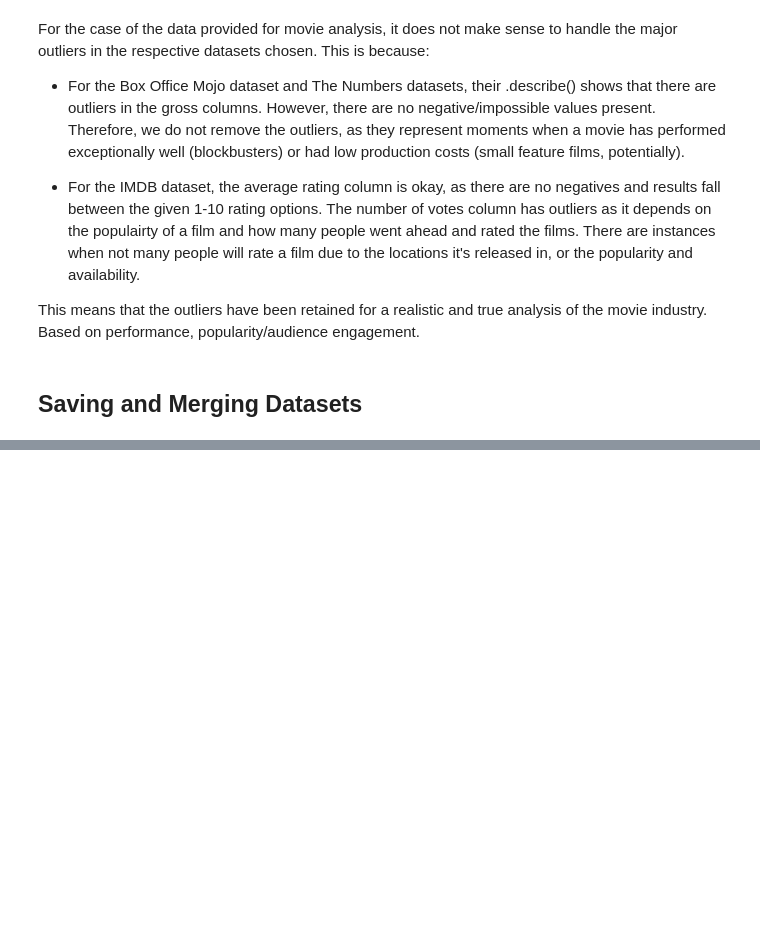
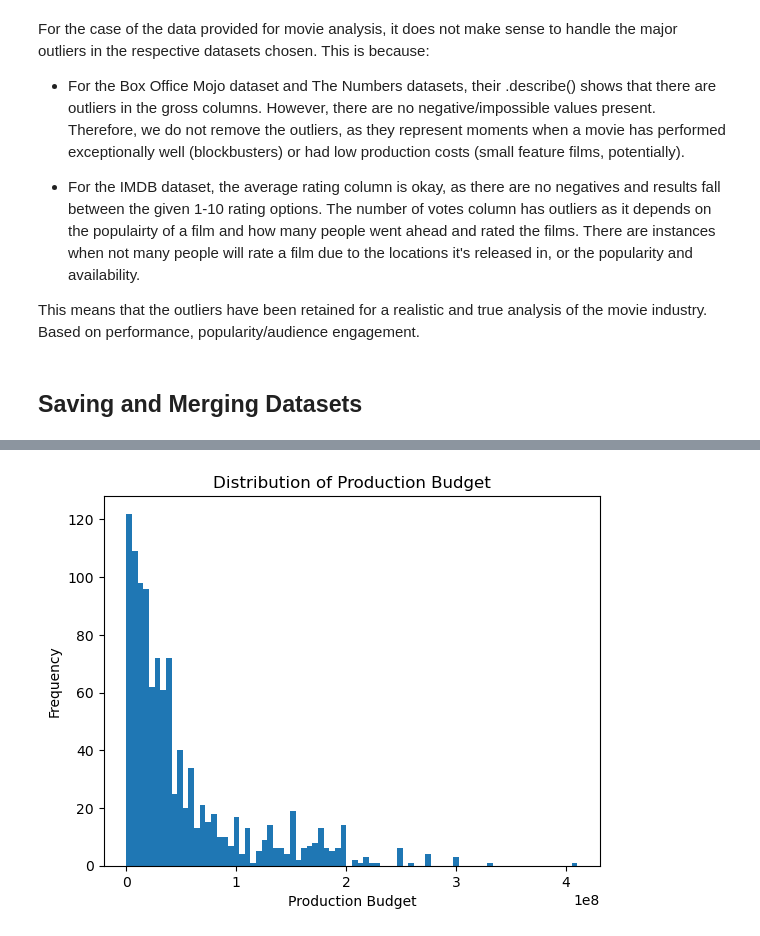
Before and after one commit to JuneHenia/Phase-2-Movie-Project, a Jupyter notebook: notebook/Movie Analysis Project.ipynb, the cells around one changed output, grey strips where cells are left out. Saved outputs shown, nothing was run; the diff lists cells and outputs as text; code cells hidden in the pictures; blank space fills up the shorter version.

```diff
--- a/notebook/Movie Analysis Project.ipynb
+++ b/notebook/Movie Analysis Project.ipynb
@@ -628,0 +817,10 @@ imdb.to_csv('imdb.csv', index=False)
+# %%
+# Histogram for budgets for visualising the distribution
+
+plt.hist(df['production_budget'], bins = 80)
+plt.xlabel("Production Budget")
+plt.ylabel("Frequency")
+plt.title("Distribution of Production Budget")
+plt.show()
+# %% [output]
+[figure, added]
```
Also changed, not shown: parts of 27 cells of this notebook, 2 other files.
